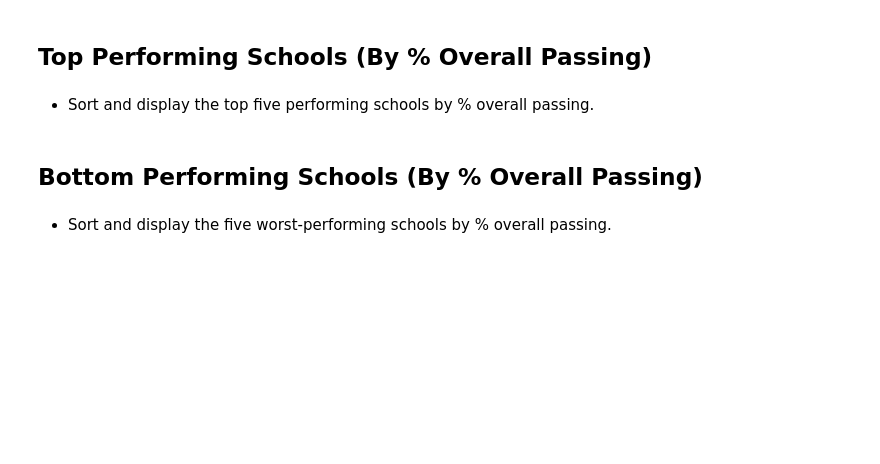
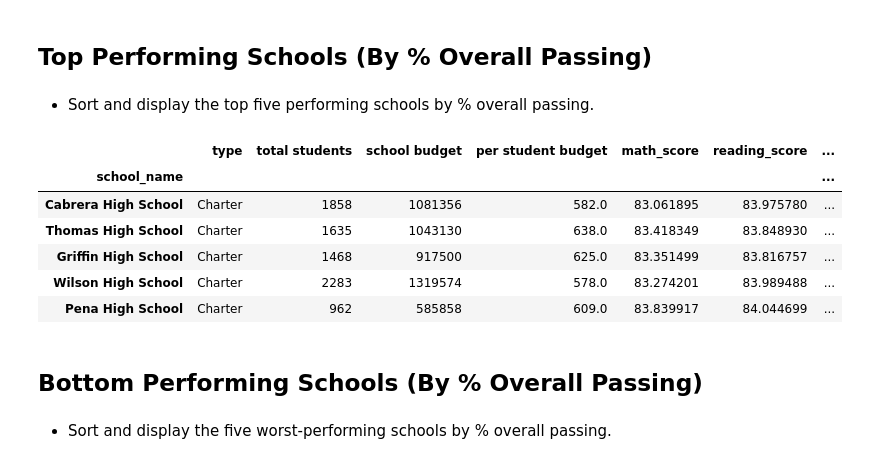
Before and after one commit to rrocha1297/pandas-challenge, a Jupyter notebook: PyCitySchools/PyCitySchools_starter.ipynb, the cells around one changed output. Drawn from its saved outputs; the diff is of its cells as text; code cells hidden in the pictures; blank space fills up the shorter version.

```diff
--- a/PyCitySchools/PyCitySchools_starter.ipynb
+++ b/PyCitySchools/PyCitySchools_starter.ipynb
@@ -145,6 +167,16 @@ school_summary_df
 ## Top Performing Schools (By % Overall Passing)
 # %% [markdown]
 * Sort and display the top five performing schools by % overall passing.
+# %%
+school_summary_df.sort_values("% overall passing", ascending=False).head()
+# %% [output]
+|  | type | total students | school budget | per student budget | math_score | reading_score | ... |
+| school_name |  |  |  |  |  |  | ... |
+| Cabrera High School | Charter | 1858 | 1081356 | 582.0 | 83.061895 | 83.975780 | ... |
+| Thomas High School | Charter | 1635 | 1043130 | 638.0 | 83.418349 | 83.848930 | ... |
+| Griffin High School | Charter | 1468 | 917500 | 625.0 | 83.351499 | 83.816757 | ... |
+| Wilson High School | Charter | 2283 | 1319574 | 578.0 | 83.274201 | 83.989488 | ... |
+| Pena High School | Charter | 962 | 585858 | 609.0 | 83.839917 | 84.044699 | ... |
 # %% [markdown]
 ## Bottom Performing Schools (By % Overall Passing)
 # %% [markdown]
```
Also changed, not shown: parts of 7 cells of this notebook.
